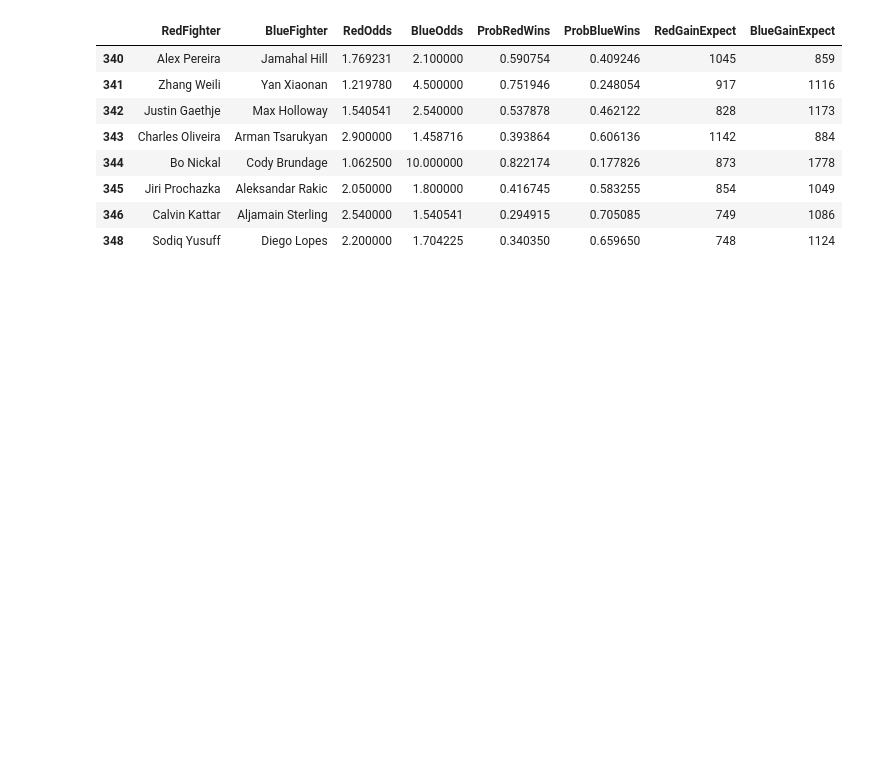
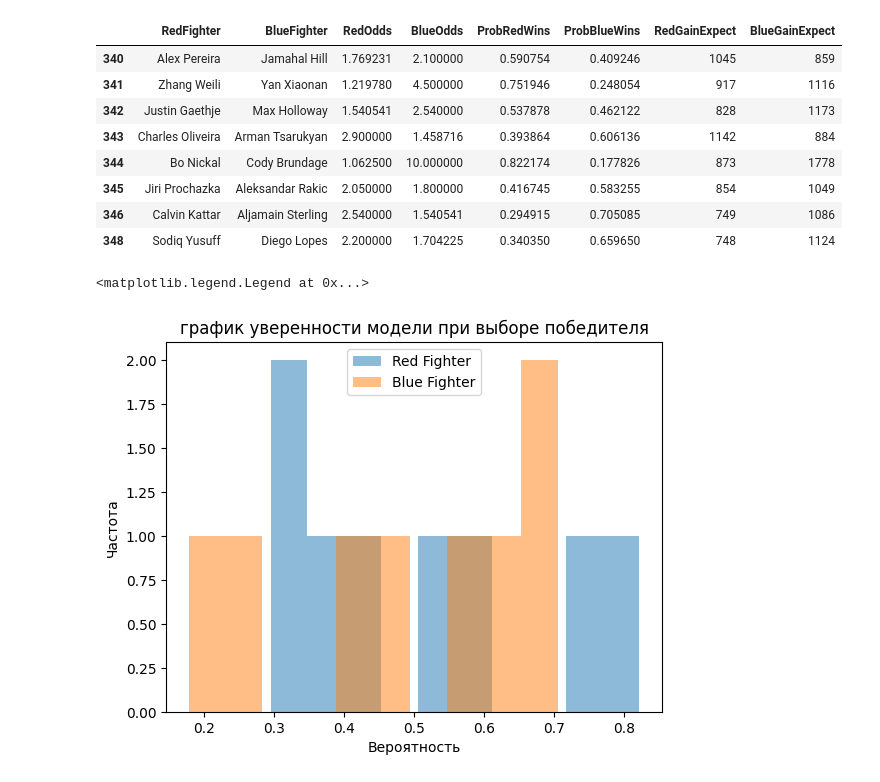
Before and after one commit to IlyaPhil/UFC-predictor, a Jupyter notebook: backend/test.ipynb, the cells around one changed output. Saved outputs shown, nothing was run; the diff lists cells and outputs as text; code cells hidden in the pictures; blank space fills up the shorter version.

```diff
--- a/backend/test.ipynb
+++ b/backend/test.ipynb
@@ -162,3 +168,18 @@ show_predictions(df_test, predictions, bet_size=1000)
 | 345 | Jiri Prochazka | Aleksandar Rakic | 2.050000 | 1.800000 | 0.416745 | 0.583255 | 854 | 1049 |
 | 346 | Calvin Kattar | Aljamain Sterling | 2.540000 | 1.540541 | 0.294915 | 0.705085 | 749 | 1086 |
 | 348 | Sodiq Yusuff | Diego Lopes | 2.200000 | 1.704225 | 0.340350 | 0.659650 | 748 | 1124 |
+# %%
+y_proba = predictions['y_proba'].tolist()
+# %%
+y_proba = np.array(y_proba)
+# %%
+fig, ax = plt.subplots()
+ax.hist(y_proba[:, 0], alpha=0.5, label='Red Fighter')
+ax.hist(y_proba[:, 1], alpha=0.5, label='Blue Fighter')
+ax.set_xlabel('Вероятность')
+ax.set_ylabel('Частота')
+ax.set_title('график уверенности модели при выборе победителя')
+ax.legend()
+# %% [output]
+<matplotlib.legend.Legend at 0x...>
+[figure, added]
```
Also changed, not shown: parts of 5 cells of this notebook, 5 other files.
